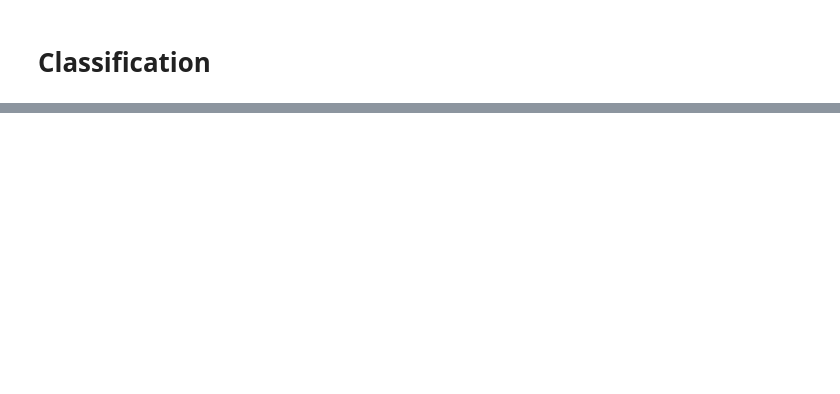
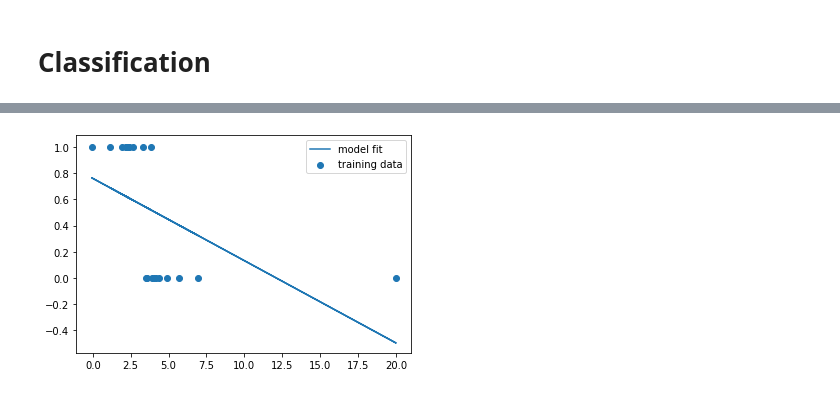
Before and after one commit to SagarDePrem/TF_essentials, a Jupyter notebook: Classification/Classification.ipynb, the cells around one changed output, grey strips where cells are left out. Saved outputs shown, nothing was run; the diff lists cells and outputs as text; code cells hidden in the pictures; blank space fills up the shorter version.

Commit message:
Wine data problem added

```diff
--- a/Classification/Classification.ipynb
+++ b/Classification/Classification.ipynb
@@ -66,0 +83,16 @@ plt.show()
+# %%
+x1 = np.append(np.random.normal(5, 1, 9), 20) #outlier added
+x2 = np.random.normal(2,1,10)
+x = np.append(x1,x2)
+labels = [0.]*len(x1) + [1.]*len(x2)
+
+with tf.Session() as sess:
+    sess.run(tf.global_variables_initializer())
+    for epoch in range(training_epochs):
+        sess.run(trainer, feed_dict={X:x,Y:labels})
+        curr_cost = sess.run(cost, feed_dict={X:x,Y:labels})
+        if epoch % 100 == 0:
+            print(epoch, " ",curr_cost)
+    w_val = sess.run(w)
+    print('Learned parameter : ', w_val)
+    sess.close()
@@ -66,0 +111,8 @@ plt.show()
+# %%
+y_model=w_val[0]+w_val[1]*x
+plt.scatter(x,labels,label="training data")
+plt.plot(x,y_model, label="model fit")
+plt.legend()
+plt.show()
+# %% [output]
+[figure, added]
```
Also changed, not shown: parts of 12 cells of this notebook, 3 other files.
